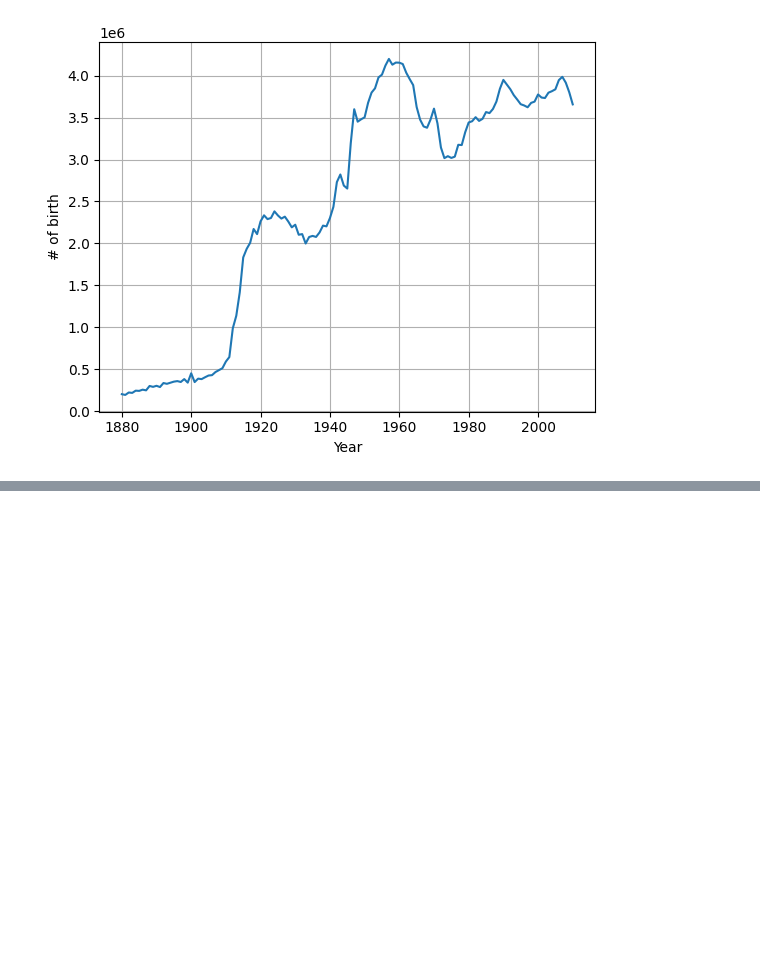
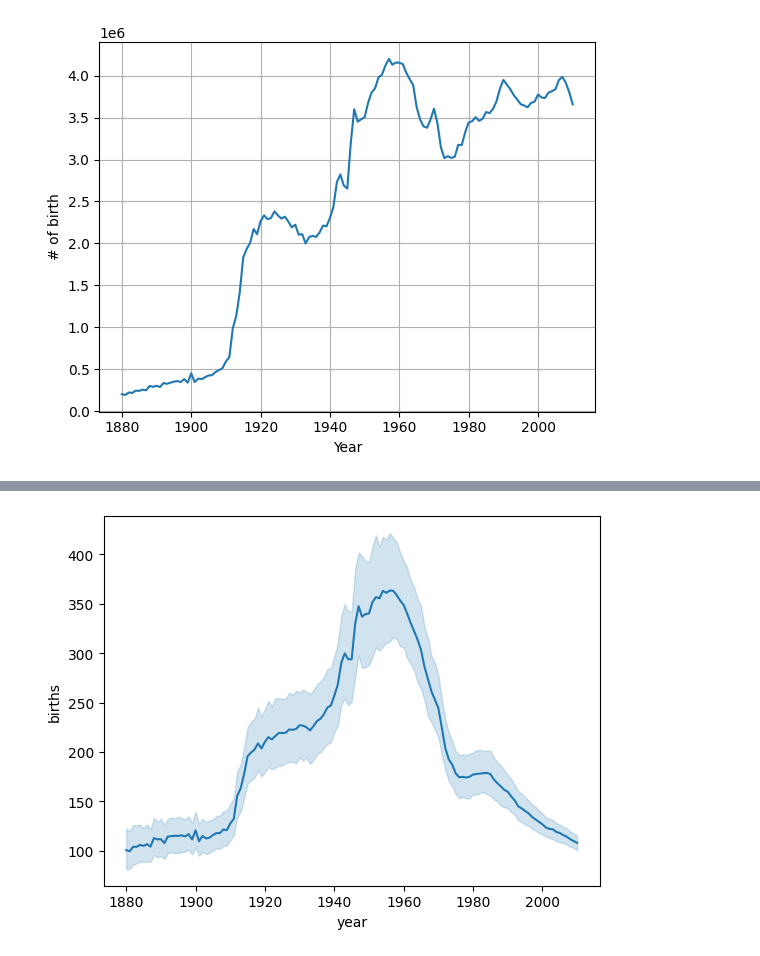
Before and after one commit to baesaa0304/StudyIT, a Jupyter notebook: py19_yob.ipynb, the cells around one changed output, grey strips where cells are left out. Saved outputs shown, nothing was run; the diff lists cells and outputs as text; code cells hidden in the pictures; blank space fills up the shorter version.

```diff
--- a/py19_yob.ipynb
+++ b/py19_yob.ipynb
@@ -160,0 +172,6 @@ plt.show()
+# %%
+sns.lineplot(data=yob_df, x='year', y = 'births')
+
+plt.show()
+# %% [output]
+[figure, added]
```
Also changed, not shown: parts of 9 cells of this notebook.
